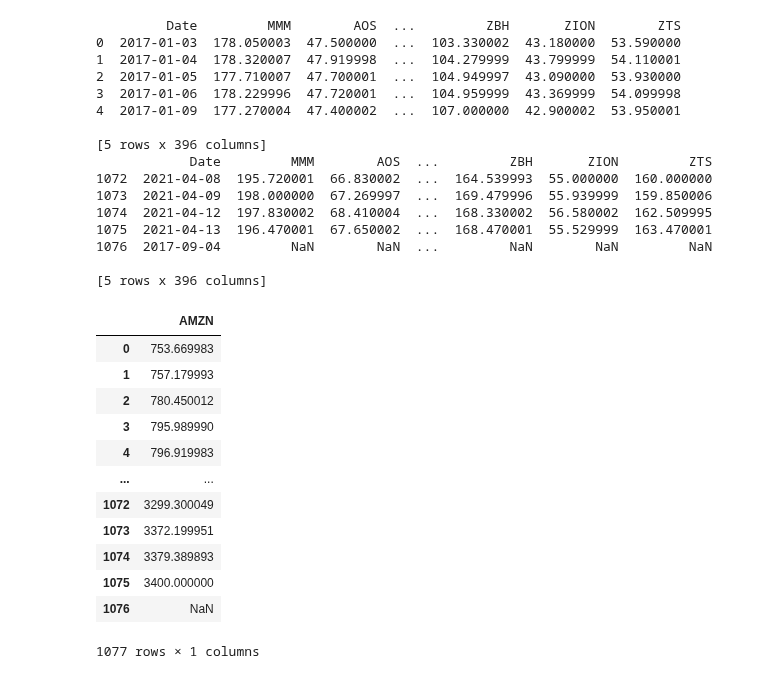
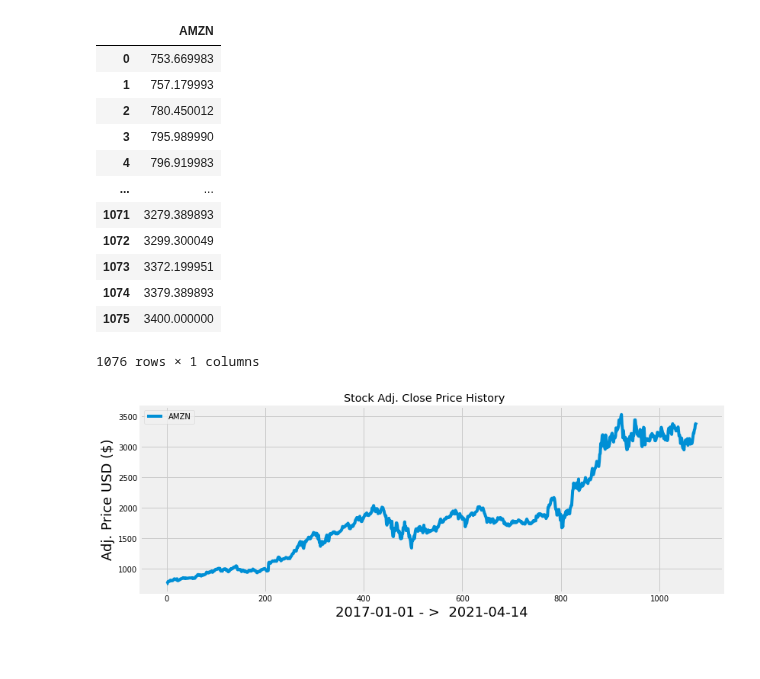
Before and after one commit to xanasa14/Finances, a Jupyter notebook: BuySell.ipynb, the cells around one changed output. Saved outputs shown, nothing was run; the diff lists cells and outputs as text; code cells hidden in the pictures.

```diff
--- a/BuySell.ipynb
+++ b/BuySell.ipynb
@@ -10,40 +10,45 @@ import matplotlib.pyplot as plt
 plt.style.use('fivethirtyeight')
 # %%
 stock_price_df = pd.read_csv('/content/drive/MyDrive/YahooData/YahooFinanceData.csv')
-print(stock_price_df.head())
-print(stock_price_df.tail())
+#print(stock_price_df['AMZN'].head())
+#print(stock_price_df['AMZN'].tail())
 
 
 df = pd.DataFrame()
 df['AMZN'] = stock_price_df['AMZN'].values
+df = df.dropna()
 df
 # %% [output]
+|  | AMZN |
+| 0 | 753.669983 |
+| 1 | 757.179993 |
+| 2 | 780.450012 |
+| 3 | 795.989990 |
+| 4 | 796.919983 |
+| ... | ... |
+| 1071 | 3279.389893 |
+| 1072 | 3299.300049 |
+| 1073 | 3372.199951 |
+| 1074 | 3379.389893 |
+| 1075 | 3400.000000 |
-         Date         MMM        AOS  ...         ZBH       ZION        ZTS
-0  2017-01-03  178.050003  47.500000  ...  103.330002  43.180000  53.590000
-1  2017-01-04  178.320007  47.919998  ...  104.279999  43.799999  54.110001
-2  2017-01-05  177.710007  47.700001  ...  104.949997  43.090000  53.930000
-3  2017-01-06  178.229996  47.720001  ...  104.959999  43.369999  54.099998
-4  2017-01-09  177.270004  47.400002  ...  107.000000  42.900002  53.950001
-
-[5 rows x 396 columns]
-            Date         MMM        AOS  ...         ZBH       ZION         ZTS
-1072  2021-04-08  195.720001  66.830002  ...  164.539993  55.000000  160.000000
-1073  2021-04-09  198.000000  67.269997  ...  169.479996  55.939999  159.850006
-1074  2021-04-12  197.830002  68.410004  ...  168.330002  56.580002  162.509995
-1075  2021-04-13  196.470001  67.650002  ...  168.470001  55.529999  163.470001
-1076  2017-09-04         NaN        NaN  ...         NaN        NaN         NaN
-
-[5 rows x 396 columns]
+1076 rows × 1 columns
-|  | AMZN |
-| 0 | 753.669983 |
-| 1 | 757.179993 |
-| 2 | 780.450012 |
-| 3 | 795.989990 |
-| 4 | 796.919983 |
-| ... | ... |
-| 1072 | 3299.300049 |
-| 1073 | 3372.199951 |
-| 1074 | 3379.389893 |
-| 1075 | 3400.000000 |
-| 1076 | NaN |
-1077 rows × 1 columns
+# %%
+# Visually Show The Stock/Portfolio Price(s)
+# Create the title
+title = 'Stock Adj. Close Price History    '
+#Get the stocks
+my_stocks = df
+
+#Create and plot the graph
+plt.figure(figsize=(12.2,4.5)) #width = 12.2in, height = 4.5
+# Loop through each stock and plot the Adj Close for each day
+for c in my_stocks.columns.values:
+  plt.plot( my_stocks[c],  label=c)#plt.plot( X-Axis , Y-Axis, line_width, alpha_for_blending,  label)
+
+plt.title(title)
+plt.xlabel('2017-01-01 - >  2021-04-14',fontsize=18)
+plt.ylabel('Adj. Price USD ($)',fontsize=18)
+plt.legend(my_stocks.columns.values, loc='upper left')
+plt.show()
+# %% [output]
+[figure, added]
```
Also changed, not shown: parts of 2 cells of this notebook.
